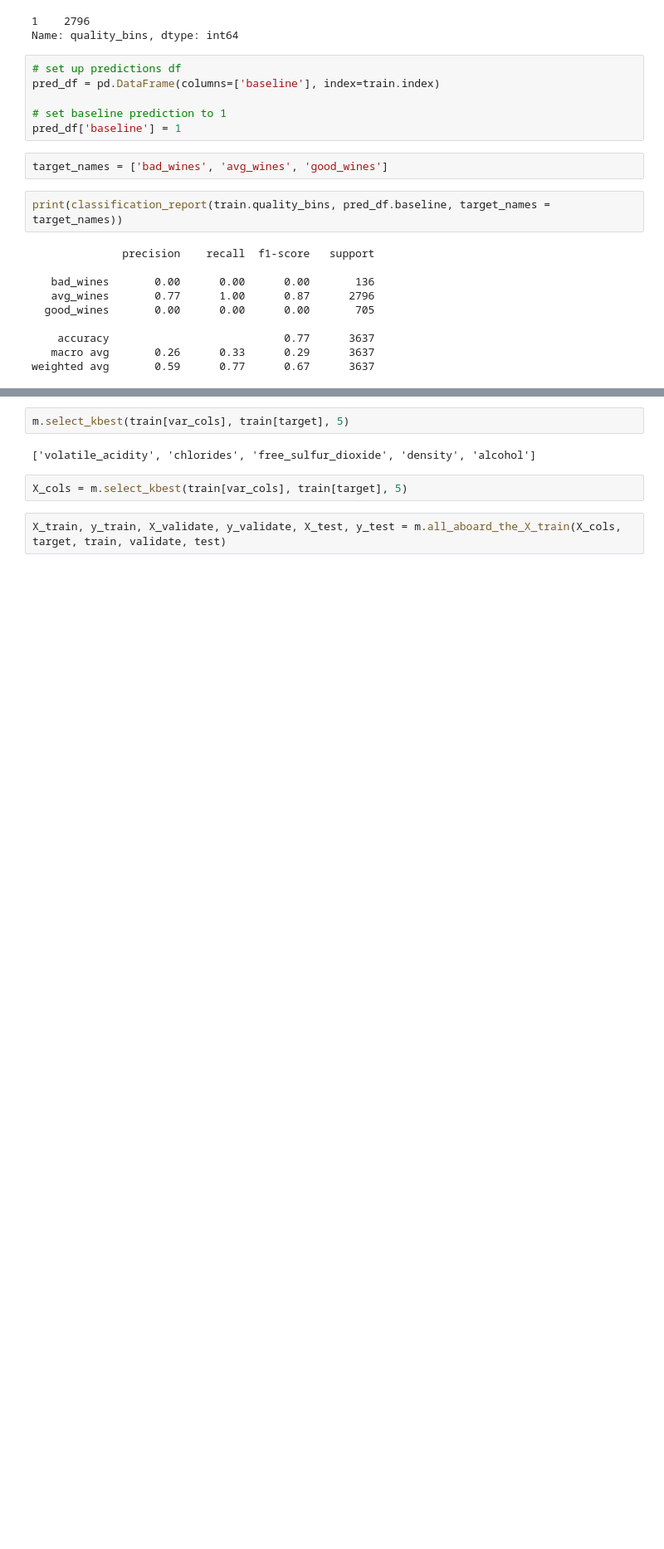
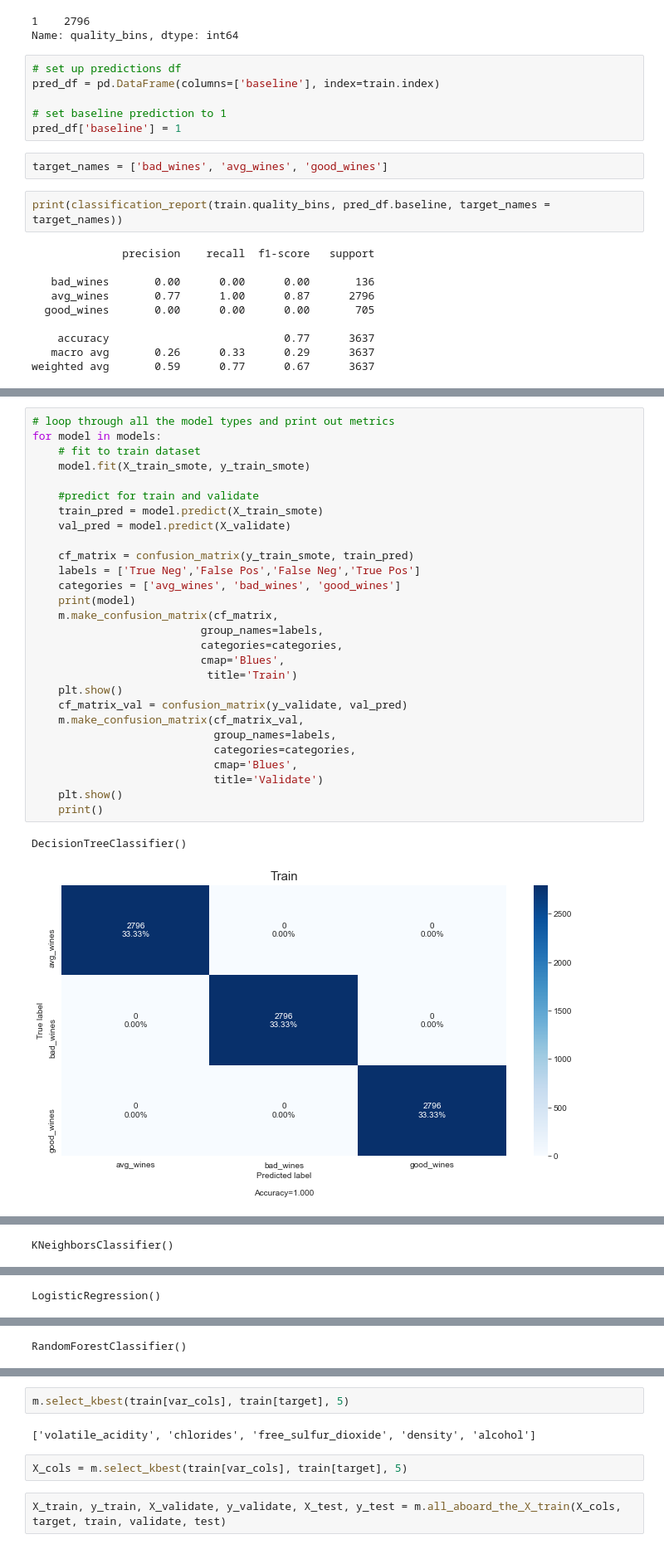
Before and after one commit to HeatherOrtegaMcMillan/in_vino_veritas, a Jupyter notebook: inital_notebook.ipynb, the cells around one changed output, grey strips where cells are left out. Shown at 83% size. Cells and saved outputs as stored; diff of their text form; blank space fills up the shorter version.

```diff
--- a/inital_notebook.ipynb
+++ b/inital_notebook.ipynb
@@ -670,0 +755,31 @@ pred_df['baseline_random'] =
+# %%
+# loop through all the model types and print out metrics
+for model in models:
+    # fit to train dataset
+    model.fit(X_train_smote, y_train_smote)
+
+    #predict for train and validate
+    train_pred = model.predict(X_train_smote)
+    val_pred = model.predict(X_validate)
+
+    cf_matrix = confusion_matrix(y_train_smote, train_pred)
+    labels = ['True Neg','False Pos','False Neg','True Pos']
+    categories = ['avg_wines', 'bad_wines', 'good_wines']
+    print(model)
+    m.make_confusion_matrix(cf_matrix,
+                          group_names=labels,
+                          categories=categories,
+                          cmap='Blues',
+                           title='Train')
+    plt.show()
+    cf_matrix_val = confusion_matrix(y_validate, val_pred)
+    m.make_confusion_matrix(cf_matrix_val,
+                            group_names=labels,
+                            categories=categories,
+                            cmap='Blues',
+                            title='Validate')
+    plt.show()
+    print()
+# %% [output]
+DecisionTreeClassifier()
+[figure, added]
@@ -670,0 +787 @@ pred_df['baseline_random'] =
+KNeighborsClassifier()
@@ -670,0 +790 @@ pred_df['baseline_random'] =
+LogisticRegression()
@@ -670,0 +793 @@ pred_df['baseline_random'] =
+RandomForestClassifier()
```
Also changed, not shown: parts of 36 cells of this notebook.
